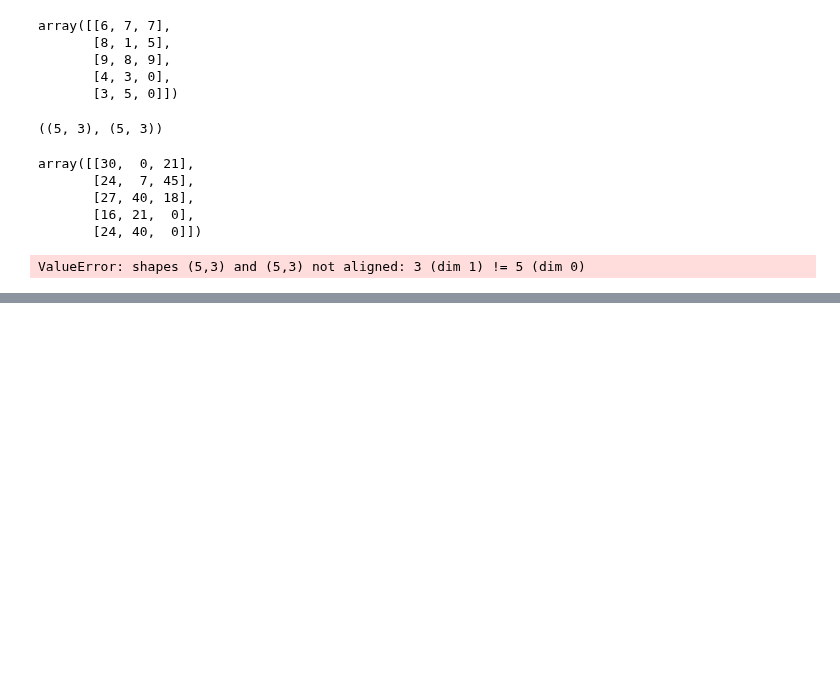
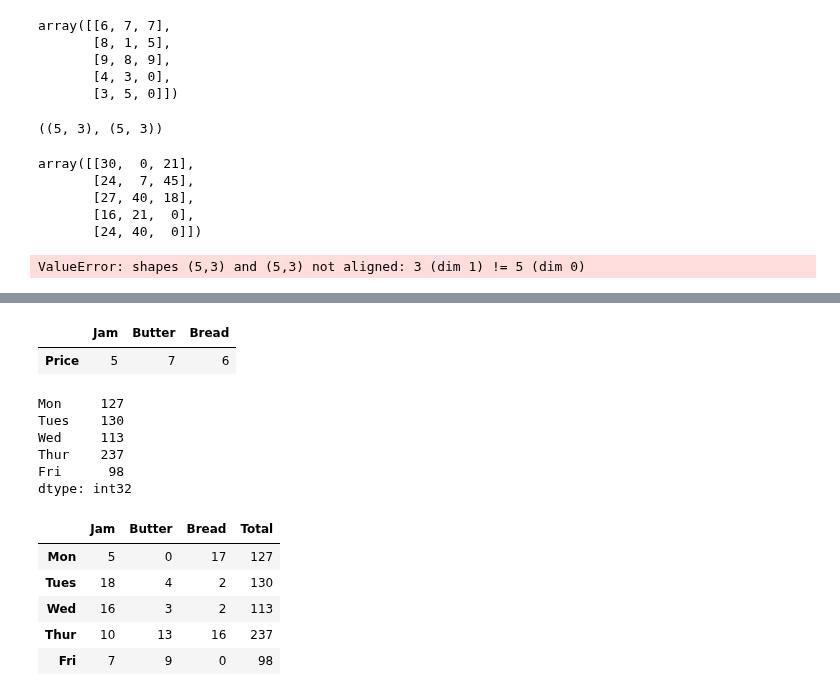
Before and after one commit to msnkr/python_projects, a Jupyter notebook: ML/introduction-to-numpy/introduction-to-numpy.ipynb, the cells around one changed output, grey strips where cells are left out. Saved outputs shown, nothing was run; the diff lists cells and outputs as text; code cells hidden in the pictures; blank space fills up the shorter version.

```diff
--- a/ML/introduction-to-numpy/introduction-to-numpy.ipynb
+++ b/ML/introduction-to-numpy/introduction-to-numpy.ipynb
@@ -676,0 +735,5 @@ mat_3.shape
+# %%
+# Test
+arr = np.random.randint(20, size=(5, 3))
+
+shop = pd.DataFrame(arr, index=["Mon", "Tues", "Wed", "Thur", "Fri"], columns=["Jam", "Butter", "Bread"])
@@ -676,0 +749,30 @@ mat_3.shape
+# %%
+prices = np.array([5, 7, 6])
+weekly_prices = pd.DataFrame(prices.reshape(1, 3), index=["Price"], columns=["Jam", "Butter", "Bread"])
+# %%
+weekly_prices
+# %% [output]
+|  | Jam | Butter | Bread |
+| Price | 5 | 7 | 6 |
+# %%
+total = shop.dot(prices)
+# %%
+total
+# %% [output]
+Mon     127
+Tues    130
+Wed     113
+Thur    237
+Fri      98
+dtype: int32
+# %%
+shop["Total"] = total
+# %%
+shop
+# %% [output]
+|  | Jam | Butter | Bread | Total |
+| Mon | 5 | 0 | 17 | 127 |
+| Tues | 18 | 4 | 2 | 130 |
+| Wed | 16 | 3 | 2 | 113 |
+| Thur | 10 | 13 | 16 | 237 |
+| Fri | 7 | 9 | 0 | 98 |
```
Also changed, not shown: parts of 19 cells of this notebook.
